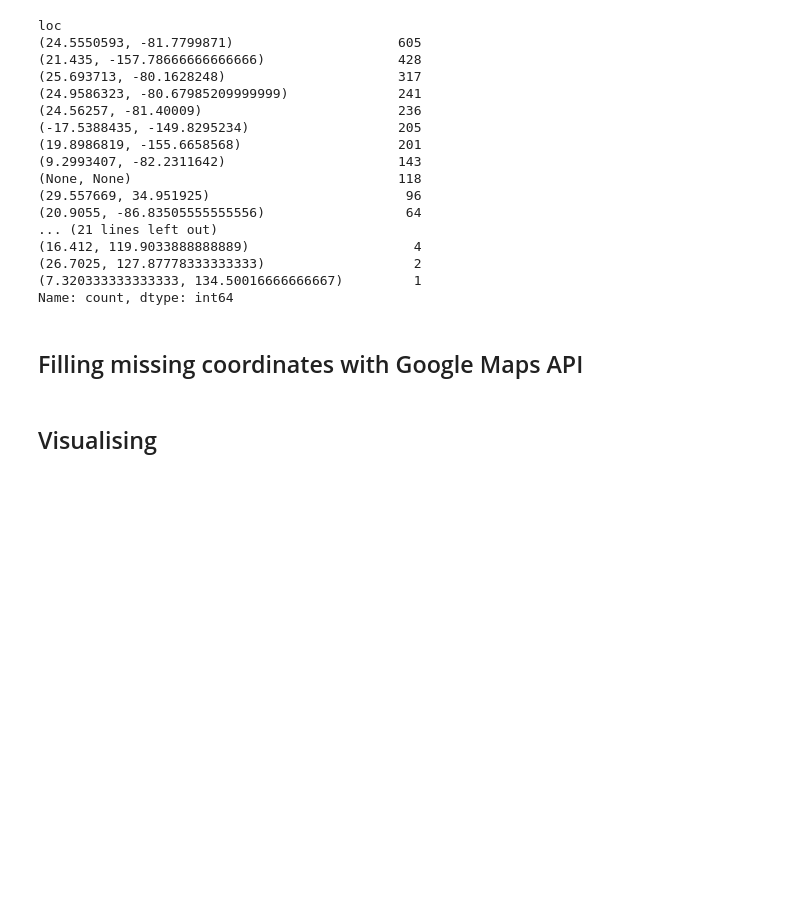
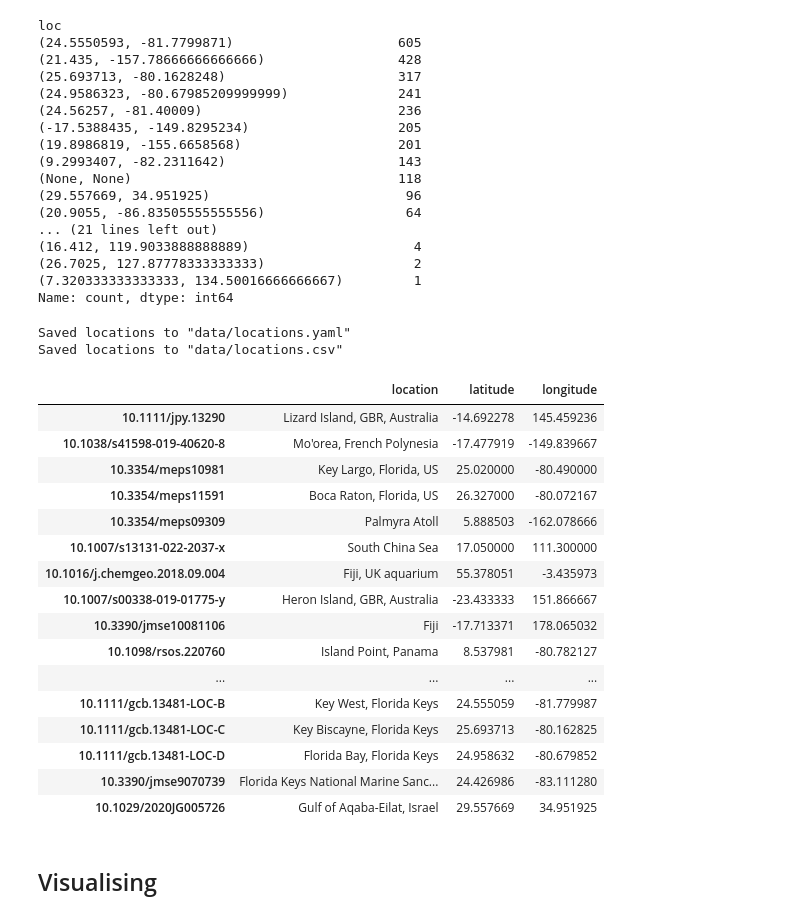
Before and after one commit to orlando-code/calc-rates, a Jupyter notebook: locations.ipynb, the cells around one changed output. Cells and saved outputs as stored; diff of their text form; code cells hidden in the pictures; blank space fills up the shorter version.

```diff
--- a/locations.ipynb
+++ b/locations.ipynb
@@ -76,14 +82,8 @@ gmaps_coords
 # fill loc with standardised cleaned_coords if not NaN, otherwise fill with coordinates extracted from location
 df['loc'] = df['cleaned_coords'].apply(lambda x: utils.standardize_coordinates(x) if pd.notna(x) else None).fillna(df['location'].map(gmaps_coords))
 print(df['loc'].value_counts())
-df['lat'] = df['loc'].apply(lambda x: x[0] if x else None)
-df['lon'] = df['loc'].apply(lambda x: x[1] if x else None)
-
-# save to yaml and csv
-# create dictionary of doi as keys, latitude and longitude as values
-# loc_dict = df.set_index('doi')[['lat', 'lon']].to_dict(orient='index')
-
-# df.to_yaml("data/locations.yaml", index=False)
+df['latitude'] = df['loc'].apply(lambda x: x[0] if x else None)
+df['longitude'] = df['loc'].apply(lambda x: x[1] if x else None)
 # %% [output]
 loc
 (24.5550593, -81.7799871)                     605
@@ -105,17 +105,36 @@ Name: count, dtype: int64
 # %%
 ### save to yaml, using (uniquified) doi as key, latitude, longitude as values
 
-locs_df = df.set_index('doi').drop_duplicates(['location', 'cleaned_coords', 'lat', 'lon'])[['location', 'lat', 'lon']]
-locs_df.dropna(subset=['lat', 'lon'], inplace=True) # remove empty rows
+locs_df = df.set_index('doi').drop_duplicates(['location', 'cleaned_coords', 'latitude', 'longitude'])[['location', 'latitude', 'longitude']]
+locs_df.dropna(subset=['latitude', 'longitude'], inplace=True) # remove empty rows
 dois = locs_df.index
 # make any duplicated index values unique by appending a letter
 locs_df.index = utils.uniquify_repeated_values(dois)
 # send to dictionary
 locs_dict = locs_df.to_dict(orient='index')
 # save dictionary to yaml
 utils.write_yaml(locs_dict, "data/locations.yaml")
-print('Saved locations to "data/locations.yaml" ')
+print('Saved locations to "data/locations.yaml"')
 locs_df.to_csv("data/locations.csv", index=True, index_label='doi')
+print('Saved locations to "data/locations.csv"')
 locs_df
+# %% [output]
+Saved locations to "data/locations.yaml"
+Saved locations to "data/locations.csv"
+|  | location | latitude | longitude |
+| 10.1111/jpy.13290 | Lizard Island, GBR, Australia | -14.692278 | 145.459236 |
+| 10.1038/s41598-019-40620-8 | Mo'orea, French Polynesia | -17.477919 | -149.839667 |
+| 10.3354/meps10981 | Key Largo, Florida, US | 25.020000 | -80.490000 |
+| 10.3354/meps11591 | Boca Raton, Florida, US | 26.327000 | -80.072167 |
+| 10.3354/meps09309 | Palmyra Atoll | 5.888503 | -162.078666 |
+| 10.1007/s13131-022-2037-x | South China Sea | 17.050000 | 111.300000 |
+| 10.1016/j.chemgeo.2018.09.004 | Fiji, UK aquarium | 55.378051 | -3.435973 |
+| 10.1007/s00338-019-01775-y | Heron Island, GBR, Australia | -23.433333 | 151.866667 |
+| 10.3390/jmse10081106 | Fiji | -17.713371 | 178.065032 |
+| 10.1098/rsos.220760 | Island Point, Panama | 8.537981 | -80.782127 |
+| ... | ... | ... | ... |
+| 10.1111/gcb.13481-LOC-B | Key West, Florida Keys | 24.555059 | -81.779987 |
+| 10.1111/gcb.13481-LOC-C | Key Biscayne, Florida Keys | 25.693713 | -80.162825 |
+| 10.1111/gcb.13481-LOC-D | Florida Bay, Florida Keys | 24.958632 | -80.679852 |
+| 10.3390/jmse9070739 | Florida Keys National Marine Sanc... | 24.426986 | -83.111280 |
+| 10.1029/2020JG005726 | Gulf of Aqaba-Eilat, Israel | 29.557669 | 34.951925 |
-# %% [markdown]
-## Filling missing coordinates with Google Maps API
```
Also changed, not shown: parts of 6 cells of this notebook.
